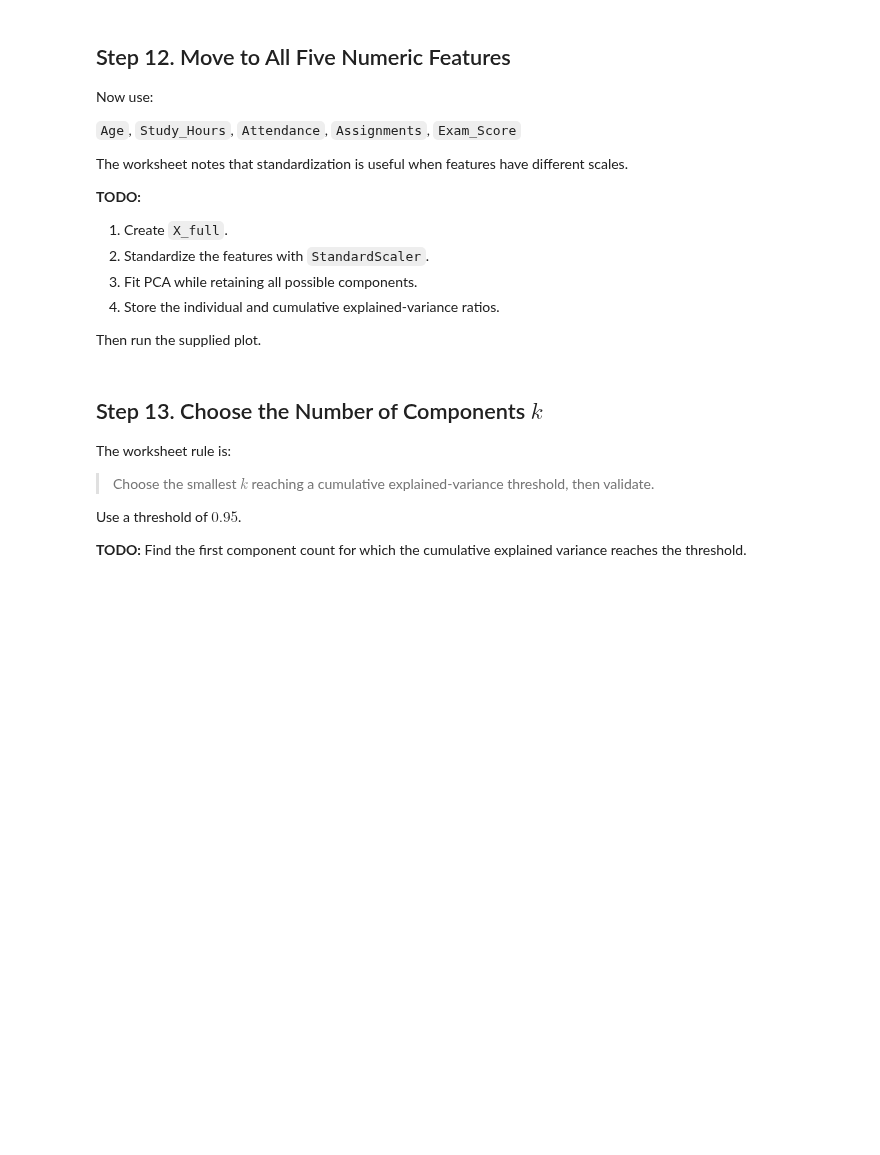
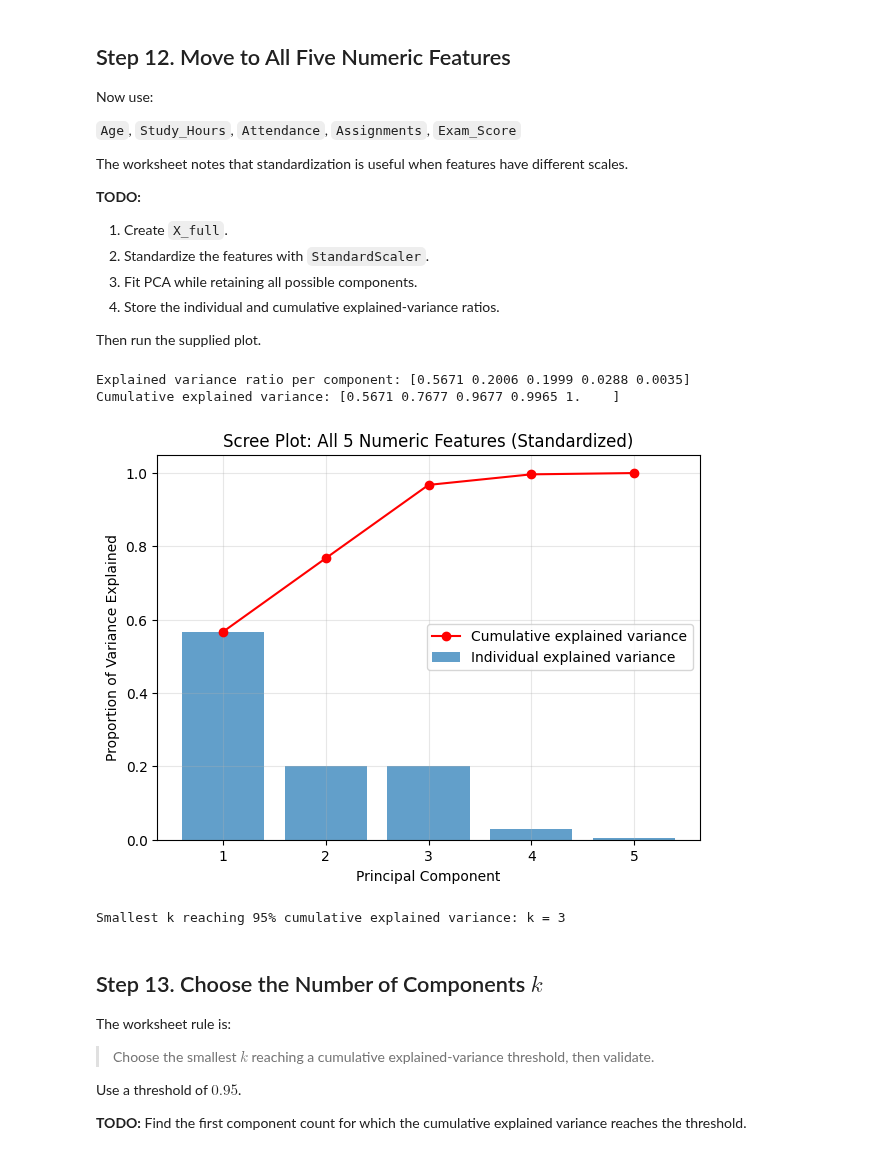
Before and after one commit to somraj112/aml_lab, a Jupyter notebook: Lab_11/L11_Student_PCA_TODO.ipynb, the cells around one changed output. Saved outputs shown, nothing was run; the diff lists cells and outputs as text; code cells hidden in the pictures; blank space fills up the shorter version.

```diff
--- a/Lab_11/L11_Student_PCA_TODO.ipynb
+++ b/Lab_11/L11_Student_PCA_TODO.ipynb
@@ -274,28 +350,49 @@ Then run the supplied plot.
 # %%
 feature_cols = ["Age", "Study_Hours", "Attendance", "Assignments", "Exam_Score"]
 
 # TODO: Create X_full, standardize it, fit PCA with all components,
 # and compute ratios_full and cumulative_full.
+# 1. Create X_full
+X_full = df[feature_cols].values
+
+# 2. Standardize the features
+scaler = StandardScaler()
+X_full_scaled = scaler.fit_transform(X_full)
+
+# 3. Fit PCA with all components
+pca_full = PCA()
+pca_full.fit(X_full_scaled)
+
+# 4. Compute ratios and cumulative sum
+ratios_full = pca_full.explained_variance_ratio_
+cumulative_full = np.cumsum(ratios_full)
 
 print("Explained variance ratio per component:", np.round(ratios_full, 4))
 print("Cumulative explained variance:", np.round(cumulative_full, 4))
 
 plt.figure(figsize=(7, 5))
 plt.bar(range(1, len(ratios_full) + 1), ratios_full, alpha=0.7, label="Individual explained variance")
 plt.plot(range(1, len(ratios_full) + 1), cumulative_full, marker='o', color='red', label="Cumulative explained variance")
 plt.xlabel("Principal Component")
 plt.ylabel("Proportion of Variance Explained")
 plt.title("Scree Plot: All 5 Numeric Features (Standardized)")
 plt.xticks(range(1, len(ratios_full) + 1))
 plt.legend()
 plt.grid(alpha=0.3)
 plt.show()
+# %% [output]
+Explained variance ratio per component: [0.5671 0.2006 0.1999 0.0288 0.0035]
+Cumulative explained variance: [0.5671 0.7677 0.9677 0.9965 1.    ]
+[figure, added]
 # %%
 threshold = 0.95
 
 # TODO: Find the smallest k for which cumulative_full >= threshold.
-
+# Find the smallest k for which cumulative_full >= threshold
+k = np.argmax(cumulative_full >= threshold) + 1
 print(f"Smallest k reaching {threshold*100:.0f}% cumulative explained variance: k = {k}")
+# %% [output]
+Smallest k reaching 95% cumulative explained variance: k = 3
 # %% [markdown]
 ## Step 13. Choose the Number of Components $k$
 
```
Also changed, not shown: parts of 15 cells of this notebook, 3 other files.
